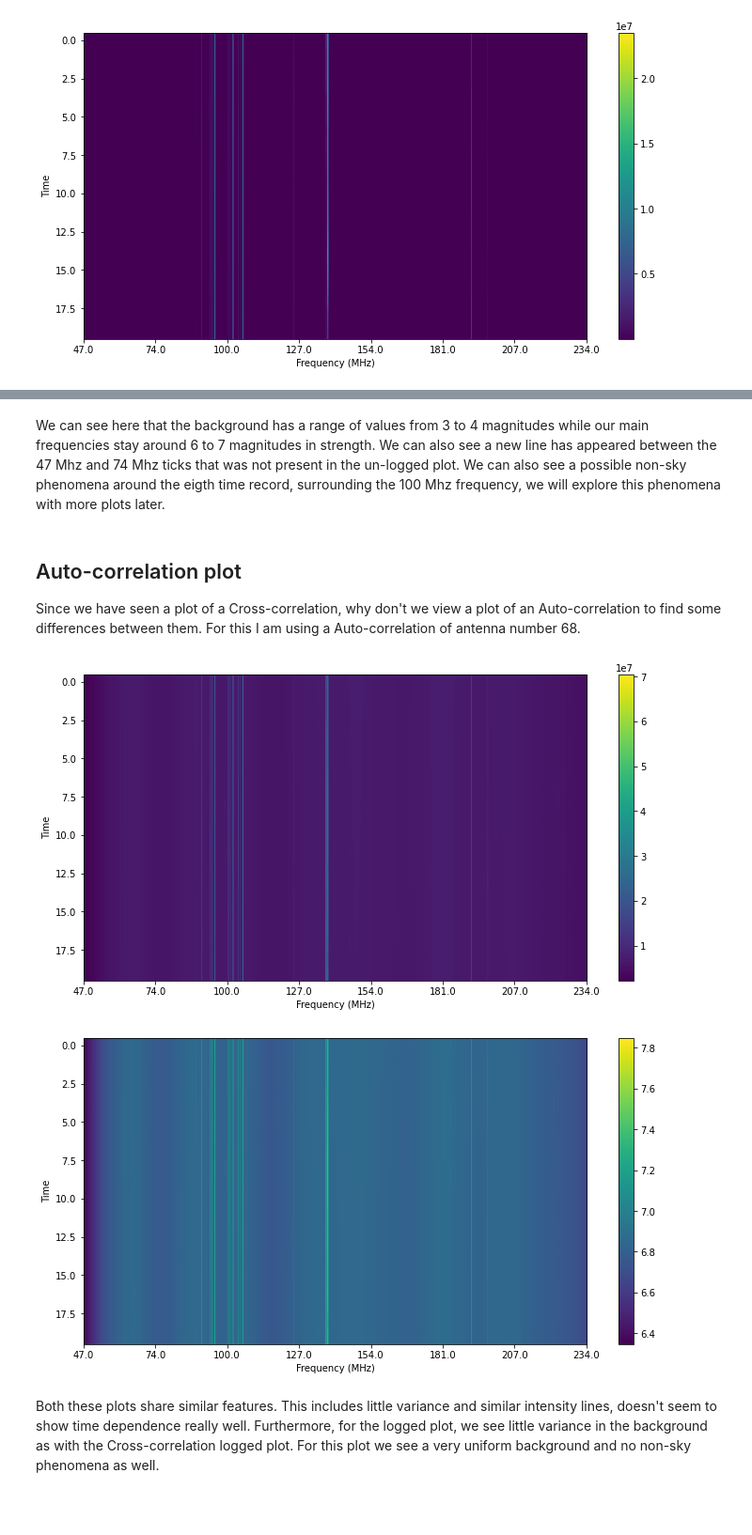
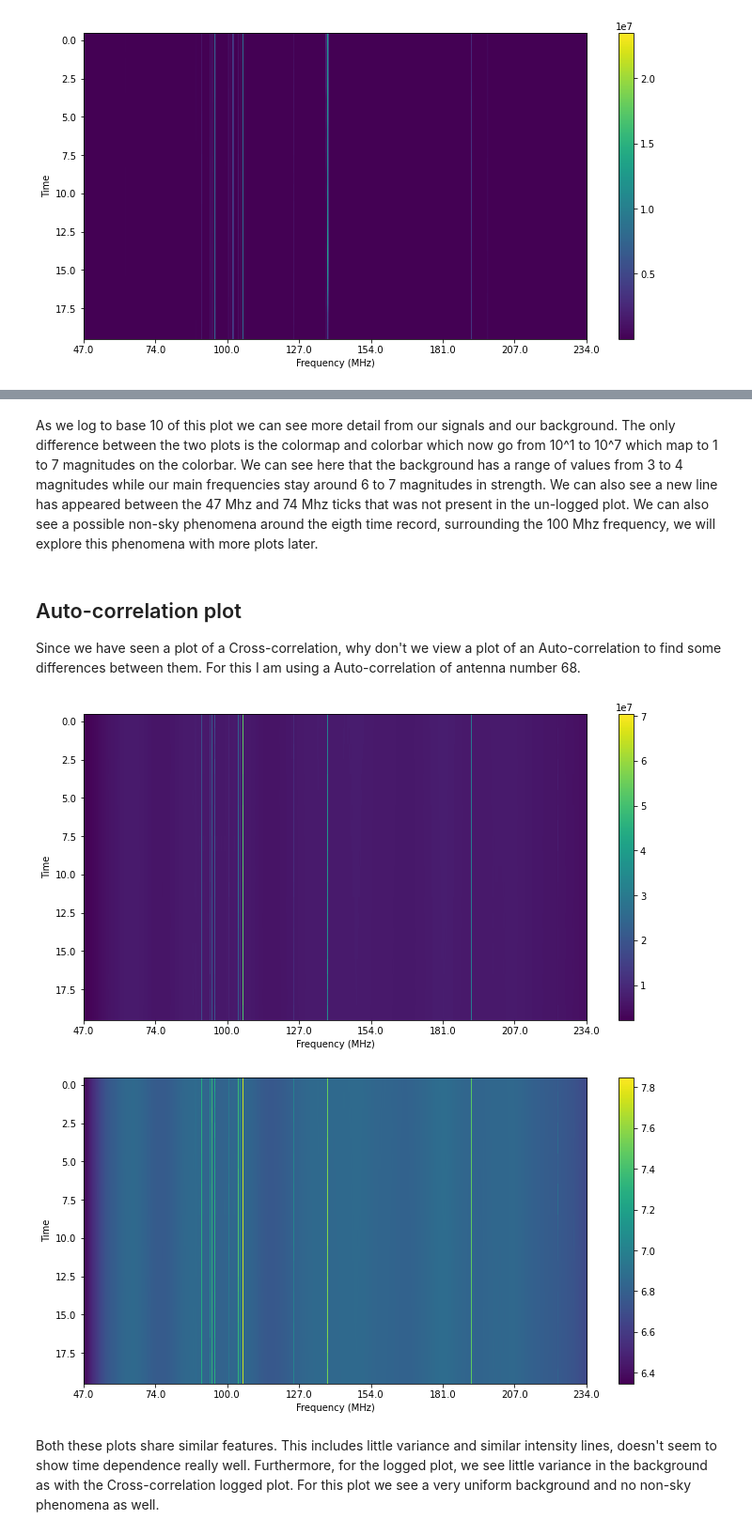
Before and after one commit to maria8ch/Phys434_BigData, a Jupyter notebook: lab5_Berres.ipynb, the cells around one changed output, grey strips where cells are left out. Shown: that part at 94% size. Cells and saved outputs as stored; diff of their text form; code cells hidden in the pictures; blank space fills up the shorter version.

```diff
--- a/lab5_Berres.ipynb
+++ b/lab5_Berres.ipynb
@@ -75,4 +93,5 @@ plt.show()
 # %% [markdown]
+As we log to base 10 of this plot we can see more detail from our signals and our background. The only difference between the two plots is the colormap and colorbar which now go from 10^1 to 10^7 which map to 1 to 7 magnitudes on the colorbar.
 We can see here that the background has a range of values from 3 to 4 magnitudes while our main frequencies stay around 6 to 7 magnitudes in strength. We can also see a new line has appeared between the 47 Mhz and 74 Mhz ticks that was not present in the un-logged plot. We can also see a possible non-sky phenomena around the eigth time record, surrounding the 100 Mhz frequency, we will explore this phenomena with more plots later.
 # %% [markdown]
 ## Auto-correlation plot
@@ -83,7 +102,7 @@ antenna2 = 68
 dc1 = uv.get_data(antenna1,antenna2)
 # %%
 fig, axs = plt.subplots(1,1,figsize=(12,6))
-im = plt.imshow(np.abs(dc1),aspect='auto')
+im = plt.imshow(np.abs(dc1),aspect='auto',interpolation='nearest')
 cbar = fig.colorbar(im)
 freqs = uv.freq_array[0]*1e-6 #gets frequencies associated with each channel, in MHz
 axs.set_ylabel('Time')
@@ -94,20 +113,20 @@ xticklabels = np.around(freqs[xticks],0)
 _ = axs.set_xticklabels(xticklabels)
 plt.show()
 # %% [output]
-[figure, old version]
+[figure, new version]
 # %%
 fig, axs = plt.subplots(1,1,figsize=(12,6))
-im3 = plt.imshow(np.log10(np.abs(dc1)),aspect='auto')
+im3 = plt.imshow(np.log10(np.abs(dc1)),aspect='auto',interpolation='nearest')
 cbar = fig.colorbar(im3)
 freqs = uv.freq_array[0]*1e-6 #gets frequencies associated with each channel, in MHz
 axs.set_ylabel('Time')
 axs.set_xlabel('Frequency (MHz)')
 xticks = [int(i) for i in np.linspace(0,len(freqs)-1,8)]
 _ = axs.set_xticks(xticks)
 xticklabels = np.around(freqs[xticks],0)
 _ = axs.set_xticklabels(xticklabels)
 plt.show()
 # %% [output]
-[figure, old version]
+[figure, new version]
 # %% [markdown]
 Both these plots share similar features. This includes little variance and similar intensity lines, doesn't seem to show time dependence really well. Furthermore, for the logged plot, we see little variance in the background as with the Cross-correlation logged plot. For this plot we see a very uniform background and no non-sky phenomena as well.
```
Also changed, not shown: parts of 14 cells of this notebook.
